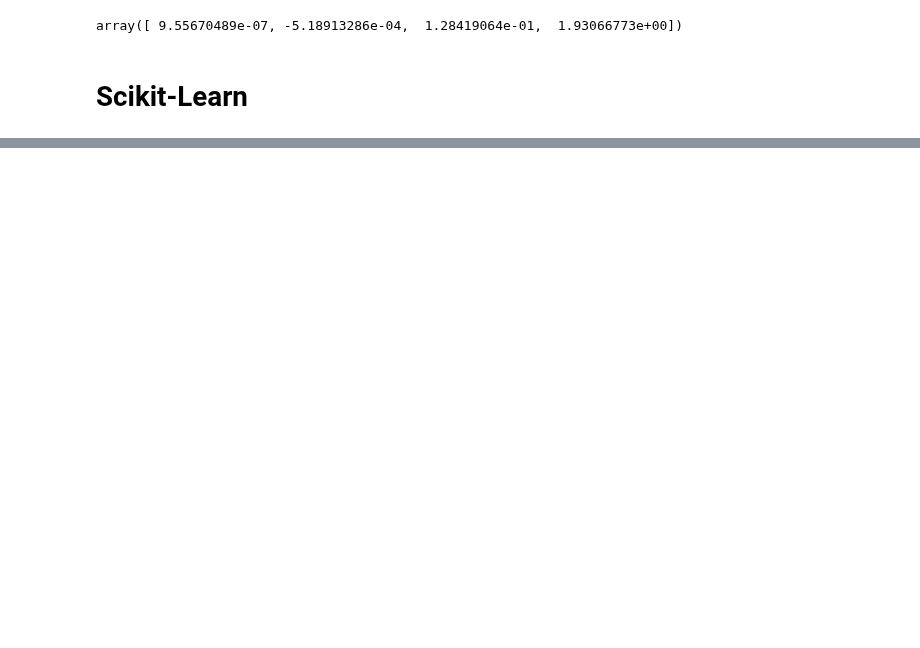
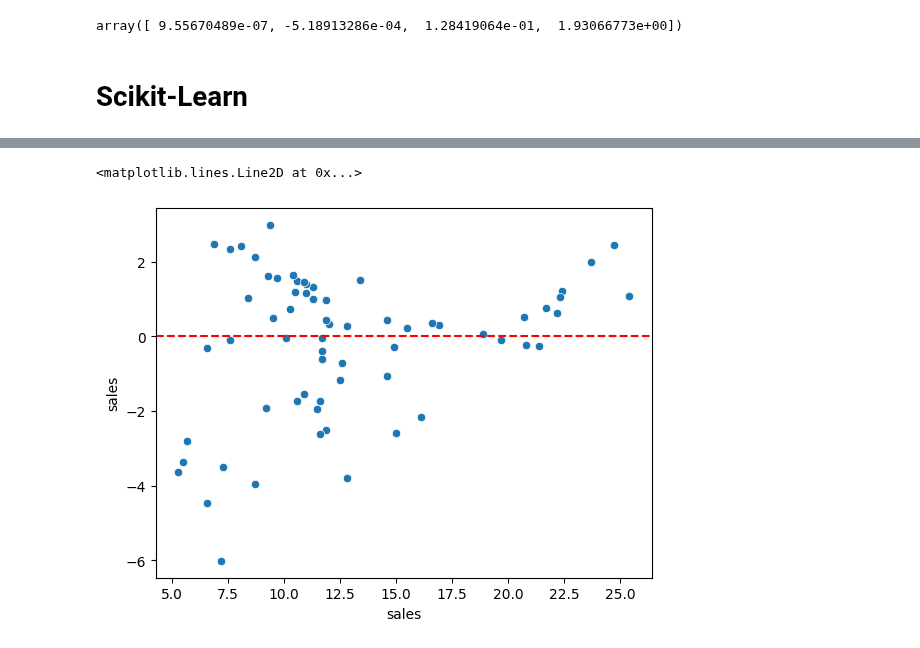
Before and after one commit to Daniel-Aguila/MLandDS, a Jupyter notebook: linearRegression.ipynb, the cells around one changed output, grey strips where cells are left out. Drawn from its saved outputs; the diff is of its cells as text; code cells hidden in the pictures; blank space fills up the shorter version.

```diff
--- a/linearRegression.ipynb
+++ b/linearRegression.ipynb
@@ -72,0 +123,2 @@ array([ 9.55670489e-07, -5.18913286e-04,  1.28419064e-01,  1.93066773e+00])
+# %%
+model = LinearRegression()
@@ -72,0 +127,2 @@ array([ 9.55670489e-07, -5.18913286e-04,  1.28419064e-01,  1.93066773e+00])
+# %%
+model.fit(X_train,y_train)
@@ -72,0 +139,2 @@ array([ 9.55670489e-07, -5.18913286e-04,  1.28419064e-01,  1.93066773e+00])
+# %%
+test_predictions = model.predict(X_test) #evaluate on data it has never seen before, and then compare to the y_test
@@ -72,0 +164,3 @@ array([ 9.55670489e-07, -5.18913286e-04,  1.28419064e-01,  1.93066773e+00])
+# %%
+test_residuals = y_test-test_predictions
+test_residuals #in a perfect model should be 0
@@ -72,0 +180,6 @@ array([ 9.55670489e-07, -5.18913286e-04,  1.28419064e-01,  1.93066773e+00])
+# %%
+sns.scatterplot(x=y_test,y=test_residuals)
+plt.axhline(y=0,color='red',ls='--')
+# %% [output]
+<matplotlib.lines.Line2D at 0x...>
+[figure, added]
```
Also changed, not shown: parts of 39 cells of this notebook.
